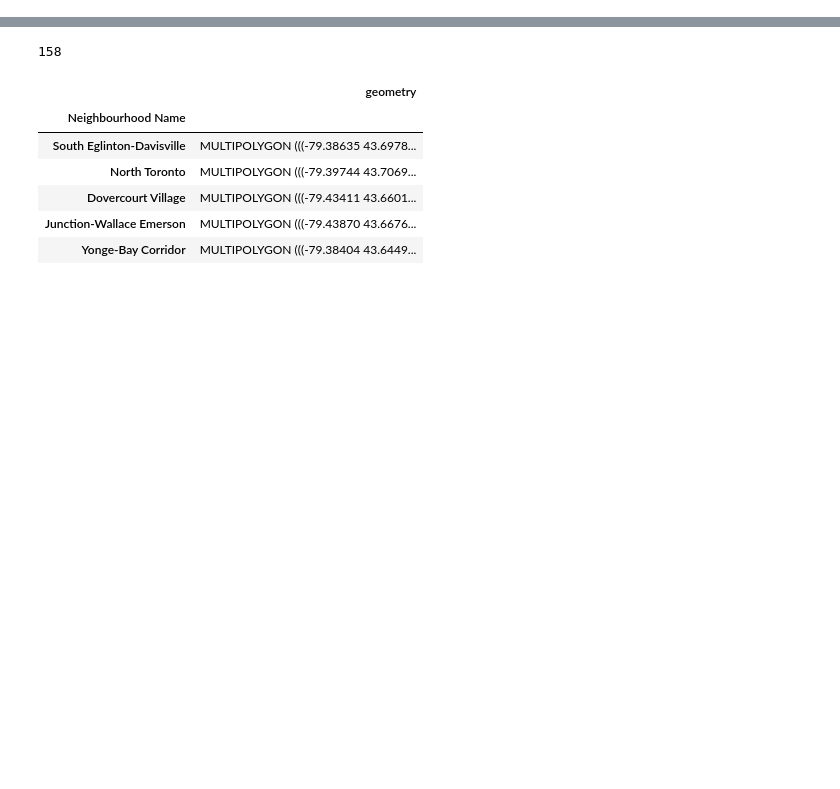
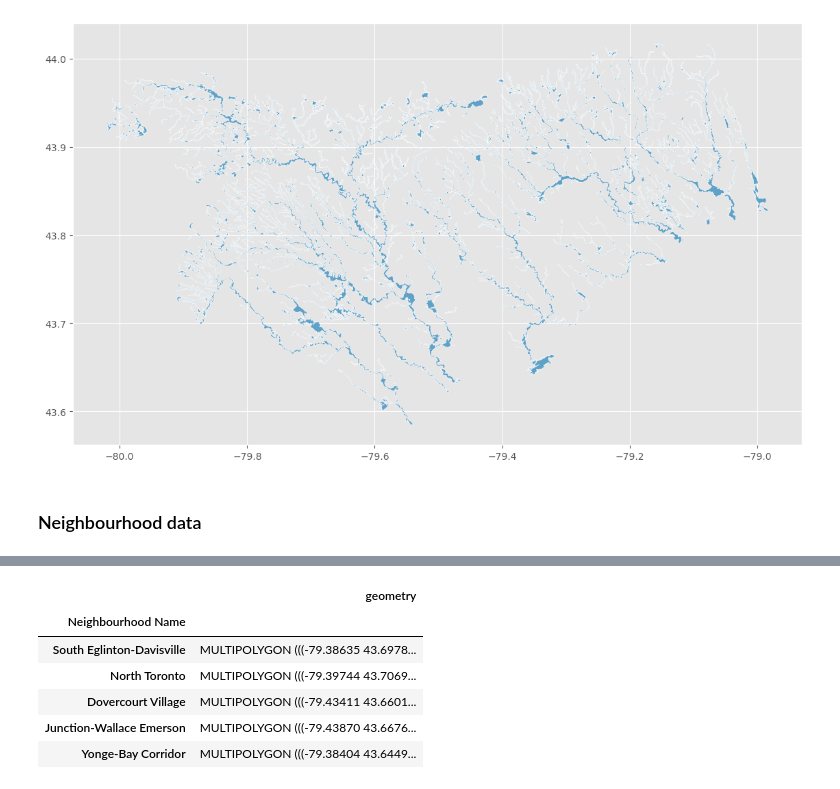
Before and after one commit to Lyimo-The-Destroyer/Papas-Piazzeria, a Jupyter notebook: Code Material/Daniel Data Wrangling.ipynb, the cells around one changed output, grey strips where cells are left out. Drawn from its saved outputs; the diff is of its cells as text; code cells hidden in the pictures; blank space fills up the shorter version.

```diff
--- a/Code Material/Daniel Data Wrangling.ipynb
+++ b/Code Material/Daniel Data Wrangling.ipynb
@@ -14,0 +192,4 @@ from shapely.ops import unary_union
+# %%
+flood_plains = gpd.read_file('Floodline GeoJson Format.geojson')
+flood_plains = flood_plains.set_index(flood_plains.columns[0])
+flood_plains.head()
@@ -15,3 +218,10 @@ from shapely.ops import unary_union
+# %%
+# Test plotting
+flood_plains.plot(figsize=(15, 8), edgecolor='w', alpha=0.75);
+# %% [output]
+[figure, added]
+# %% [markdown]
+### Neighbourhood data
 # %%
 neighbourhoods_geodata = gpd.read_file('Neighbourhoods - 4326.geojson')
 neighbourhoods_geodata.head()
@@ -22,10 +232,6 @@ neighbourhoods_geodata.head()
 | 2 | 3 | 2502364 | 26022879 | 0 | 172 | 172 | Dovercourt Village | Dovercourt Village (172) | ... |
 | 3 | 4 | 2502363 | 26022878 | 0 | 171 | 171 | Junction-Wallace Emerson | Junction-Wallace Emerson (171) | ... |
 | 4 | 5 | 2502362 | 26022877 | 0 | 170 | 170 | Yonge-Bay Corridor | Yonge-Bay Corridor (170) | ... |
-# %%
-len(neighbourhoods['AREA_NAME'].unique().tolist())
-# %% [output]
-158
 # %%
 keep_columns = ['AREA_NAME', 'geometry']                                                #define columns to keep
 neighbourhoods_geodata = neighbourhoods_geodata.filter(items=keep_columns)                            #filter df by columns
```
Also changed, not shown: parts of 27 cells of this notebook.
